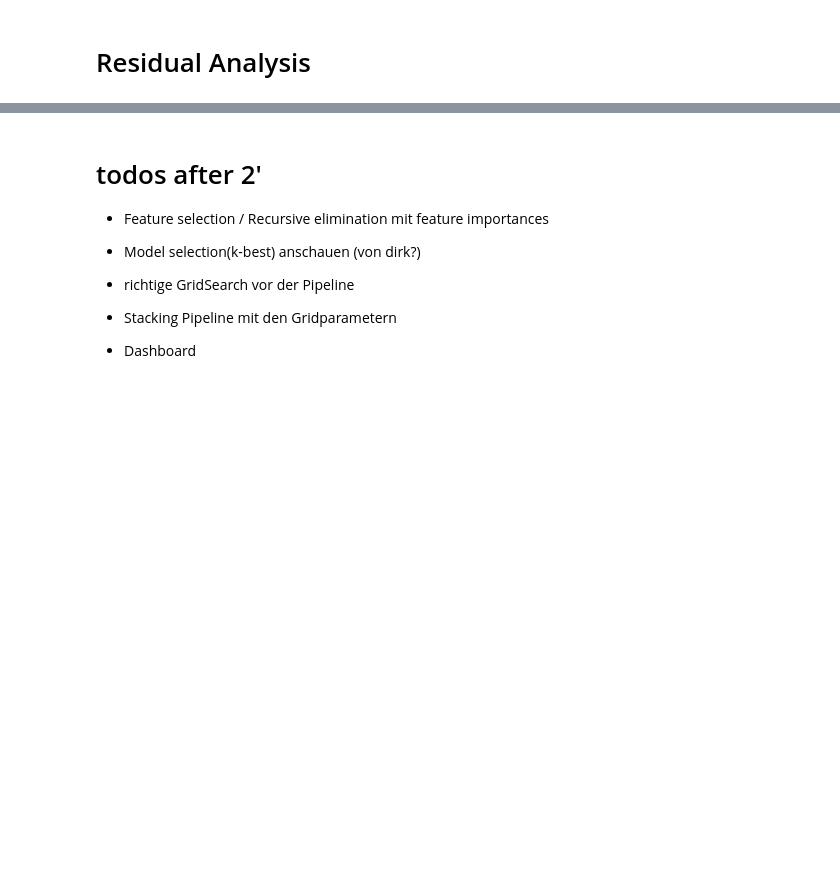
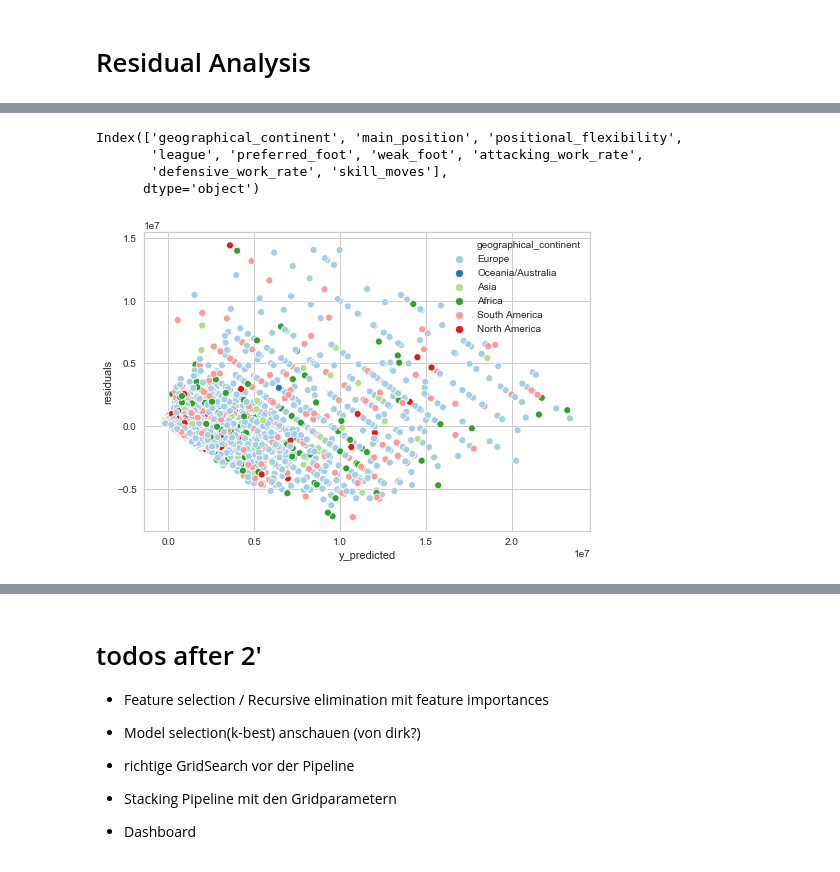
Before and after one commit to fabwerk90/FIFA-20---Market-value-prediction, a Jupyter notebook: i_predictive_algorithms_pipelines.ipynb, the cells around one changed output, grey strips where cells are left out. Cells and saved outputs as stored; diff of their text form; code cells hidden in the pictures; blank space fills up the shorter version.

```diff
--- a/i_predictive_algorithms_pipelines.ipynb
+++ b/i_predictive_algorithms_pipelines.ipynb
@@ -455,5 +509,14 @@ print(round(r2_score_test,3))
+# %%
+cat_features = train_set_fp.select_dtypes(include=['object']).columns
+cat_features
+# %% [output]
+Index(['geographical_continent', 'main_position', 'positional_flexibility',
+       'league', 'preferred_foot', 'weak_foot', 'attacking_work_rate',
+       'defensive_work_rate', 'skill_moves'],
+      dtype='object')
 # %%
-plt.style.use("seaborn")
-ax = sns.scatterplot(x="y_predicted", y="residuals", hue="overall",data=df_fp_train,
-                     legend=False, palette="Paired")
+sns.scatterplot(x="y_predicted", y="residuals", hue="geographical_continent",data=df_fp_train,
+                legend="brief", palette="Paired");
+# %% [output]
+[figure, added]
 # %%
```
Also changed, not shown: parts of 26 cells of this notebook.
